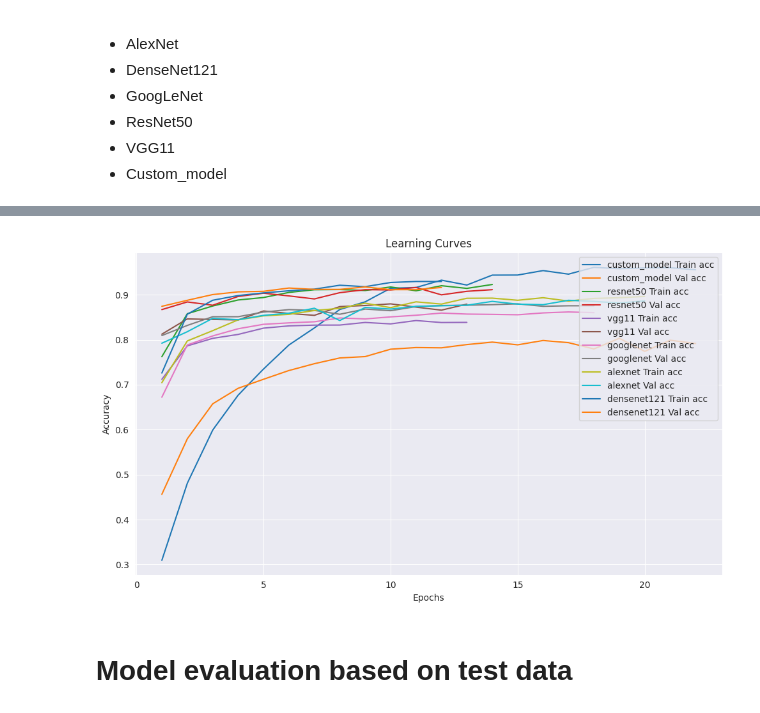
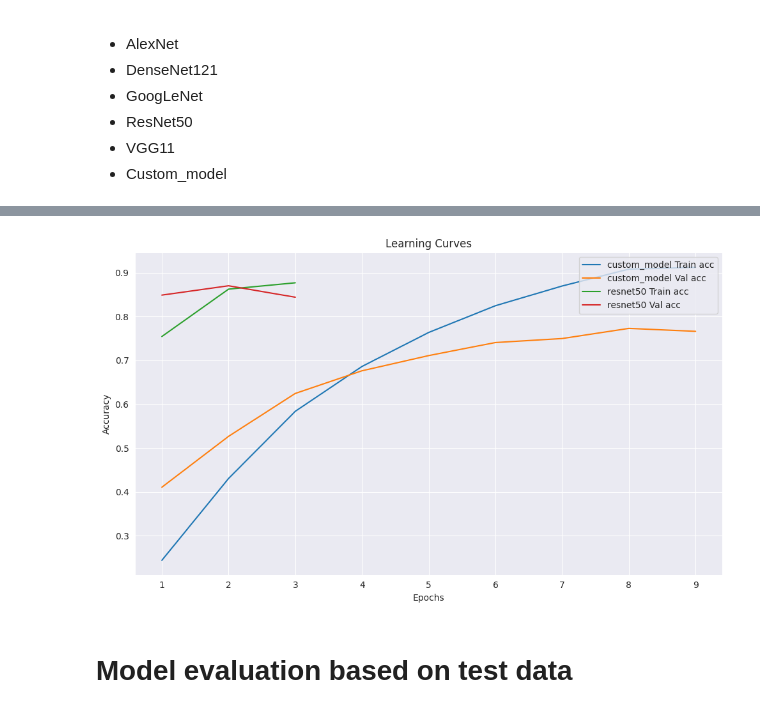
Before and after one commit to KarolWol/neural_network, a Jupyter notebook: NNs_comparison.ipynb, the cells around one changed output, grey strips where cells are left out. Saved outputs shown, nothing was run; the diff lists cells and outputs as text; code cells hidden in the pictures.

```diff
--- a/NNs_comparison.ipynb
+++ b/NNs_comparison.ipynb
@@ -293,7 +294,7 @@ best_val_acc_dict = {model_key: 0.0 for model_key in models_dict.keys()}
 num_epochs = 40
 
 # Early stopping parameters
-patience = 3
+patience = 1
 counter_without_improvement = {model_key: 0 for model_key in models_dict.keys()}
 completed_training_flag = {model_key: False for model_key in models_dict.keys()}
 # %%
@@ -339,6 +340,10 @@ for epoch in range(num_epochs):
                     print(f"{model_name} model has not improved for {patience} epochs. Early stopping.")
                     completed_training_flag[model_key] = True
 
+    if all(completed_training_flag[model_key] for model_key in models_dict):
+        break
+
+
 print("\nTraining phase completed.")
 
 
@@ -382,6 +387,6 @@ Epoch 40/40
 
 Training phase completed.
-[figure, old version]
+[figure, new version]
 # %% [markdown]
 # Model evaluation based on test data
 # %%
```
Also changed, not shown: parts of 5 cells of this notebook, 1 other file.
